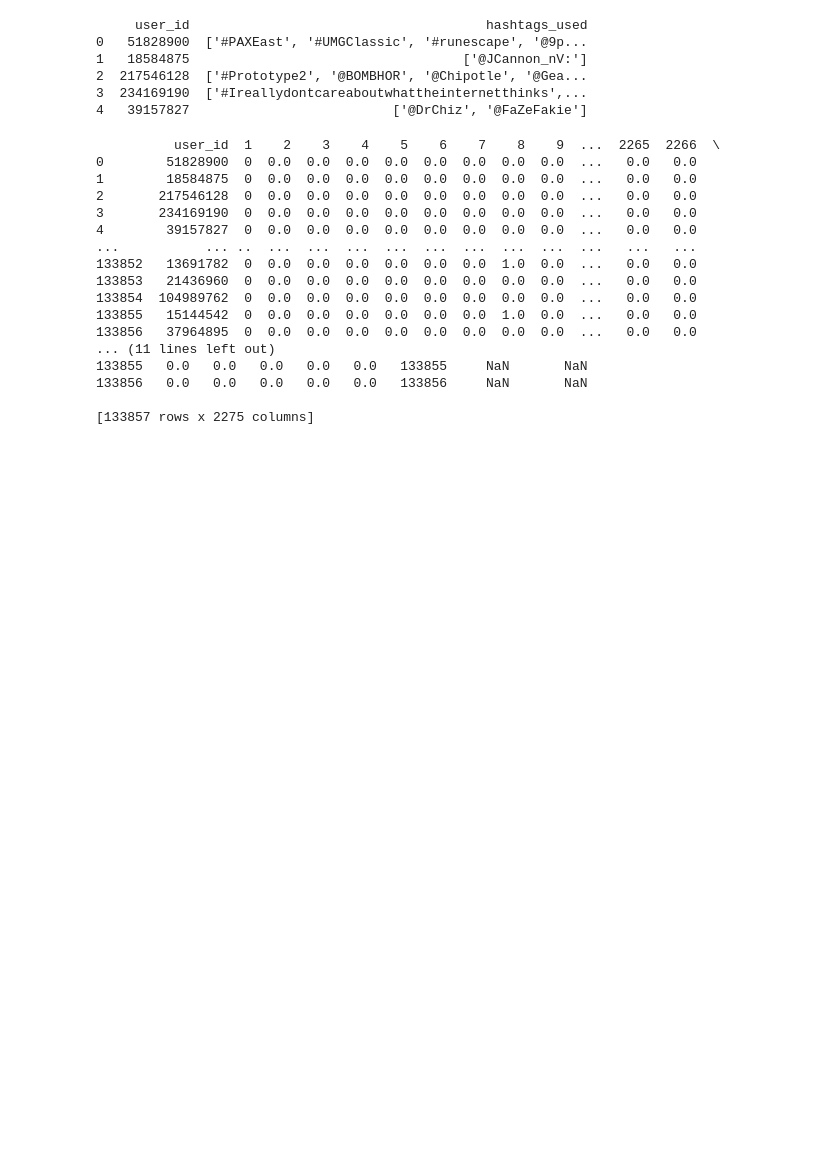
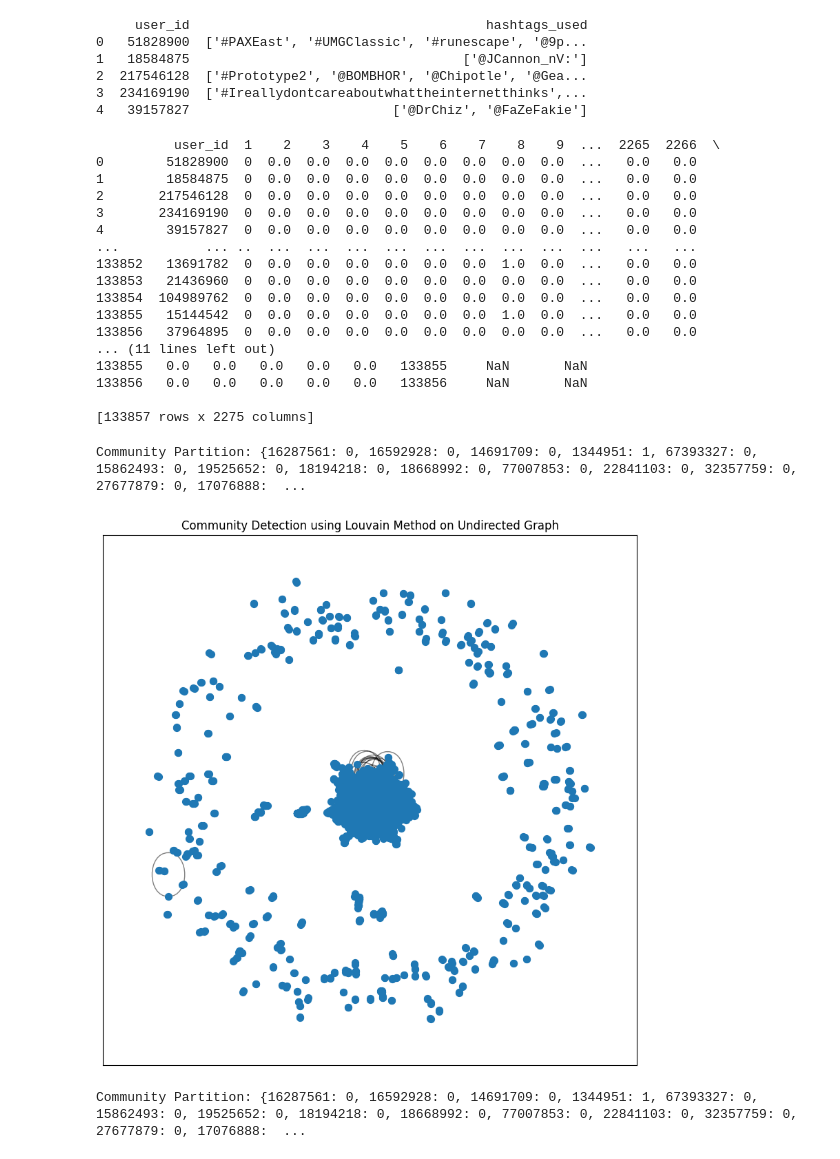
Before and after one commit to chiemgiabaost/4414-project, a Jupyter notebook: project.ipynb, the cells around one changed output. Cells and saved outputs as stored; diff of their text form; code cells hidden in the pictures; blank space fills up the shorter version.

```diff
--- a/project.ipynb
+++ b/project.ipynb
@@ -345,3 +373,42 @@ print(all_features)
 133856   0.0   0.0   0.0   0.0   0.0   133856     NaN       NaN
 
 [133857 rows x 2275 columns]
+# %%
+# Convert directed graph to undirected
+G_undirected = graph.to_undirected()
+
+# Now apply the Louvain method for community detection on the undirected graph
+import community as community_louvain
+
+# Compute the partition using the Louvain method
+partition = community_louvain.best_partition(G_undirected)
+
+# Print the community assigned to each node
+print("Community Partition:", partition)
+
+# Optional: Visualize the communities
+import matplotlib.pyplot as plt
+plt.figure(figsize=(10, 10))
+pos = nx.spring_layout(G_undirected)  # Positioning for nodes
+nx.draw_networkx_nodes(G_undirected, pos, partition.keys(), node_size=50, cmap=plt.cm.rainbow)
+nx.draw_networkx_edges(G_undirected, pos, alpha=0.5)
+plt.title("Community Detection using Louvain Method on Undirected Graph")
+plt.show()
+# %% [output]
+Community Partition: {16287561: 0, 16592928: 0, 14691709: 0, 1344951: 1, 67393327: 0, 15862493: 0, 19525652: 0, 18194218: 0, 18668992: 0, 77007853: 0, 22841103: 0, 32357759: 0, 27677879: 0, 17076888:  ...
+[figure, added]
+# %%
+print("Community Partition:", partition)
+
+# Count the number of communities and size of each community
+from collections import Counter
+community_counts = Counter(partition.values())
+num_communities = len(community_counts)
+print(f"Number of communities: {num_communities}")
+print("Size of each community:", dict(community_counts))
+
+# Calculate modularity of the partition
+modularity = community_louvain.modularity(partition, G_undirected)
+print(f"Modularity: {modularity:.4f}")
+# %% [output]
+Community Partition: {16287561: 0, 16592928: 0, 14691709: 0, 1344951: 1, 67393327: 0, 15862493: 0, 19525652: 0, 18194218: 0, 18668992: 0, 77007853: 0, 22841103: 0, 32357759: 0, 27677879: 0, 17076888:  ...
```
Also changed, not shown: parts of 3 cells of this notebook, 6 other files.
